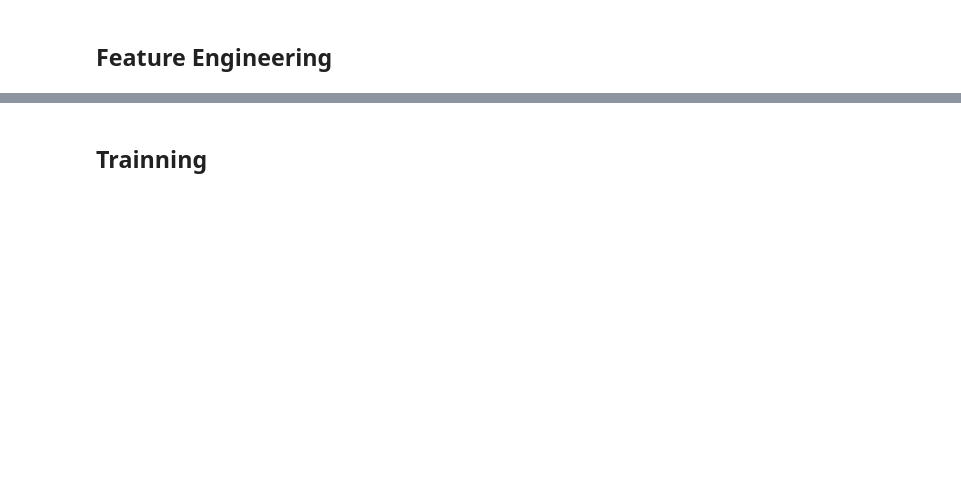
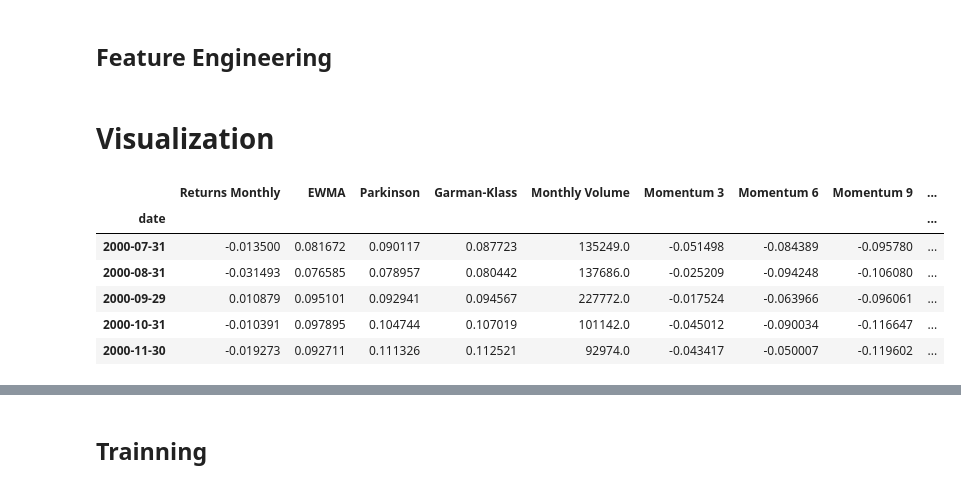
Before and after one commit to turing-usp/Momentum, a Jupyter notebook: ML Forecast.ipynb, the cells around one changed output, grey strips where cells are left out. Saved outputs shown, nothing was run; the diff lists cells and outputs as text; code cells hidden in the pictures; blank space fills up the shorter version.

```diff
--- a/ML Forecast.ipynb
+++ b/ML Forecast.ipynb
@@ -172,2 +171,4 @@ def train_test(stock):
 
     return (features, target)
+# %% [markdown]
+# Visualization
@@ -173,0 +179,10 @@ def train_test(stock):
+# %%
+features.head()
+# %% [output]
+|  | Returns Monthly | EWMA | Parkinson | Garman-Klass | Monthly Volume | Momentum 3 | Momentum 6 | Momentum 9 | ... |
+| date |  |  |  |  |  |  |  |  | ... |
+| 2000-07-31 | -0.013500 | 0.081672 | 0.090117 | 0.087723 | 135249.0 | -0.051498 | -0.084389 | -0.095780 | ... |
+| 2000-08-31 | -0.031493 | 0.076585 | 0.078957 | 0.080442 | 137686.0 | -0.025209 | -0.094248 | -0.106080 | ... |
+| 2000-09-29 | 0.010879 | 0.095101 | 0.092941 | 0.094567 | 227772.0 | -0.017524 | -0.063966 | -0.096061 | ... |
+| 2000-10-31 | -0.010391 | 0.097895 | 0.104744 | 0.107019 | 101142.0 | -0.045012 | -0.090034 | -0.116647 | ... |
+| 2000-11-30 | -0.019273 | 0.092711 | 0.111326 | 0.112521 | 92974.0 | -0.043417 | -0.050007 | -0.119602 | ... |
```
Also changed, not shown: parts of 11 cells of this notebook.
